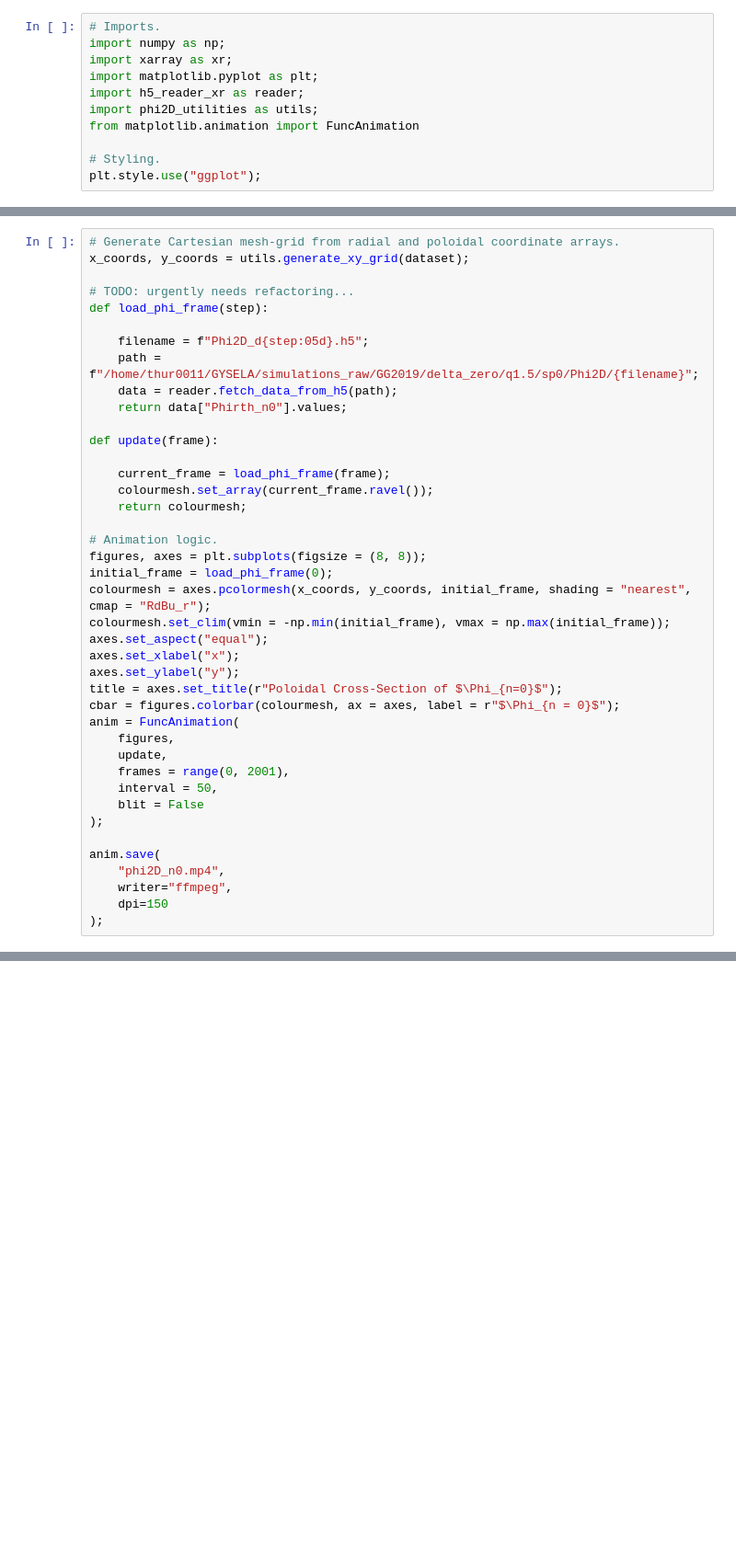
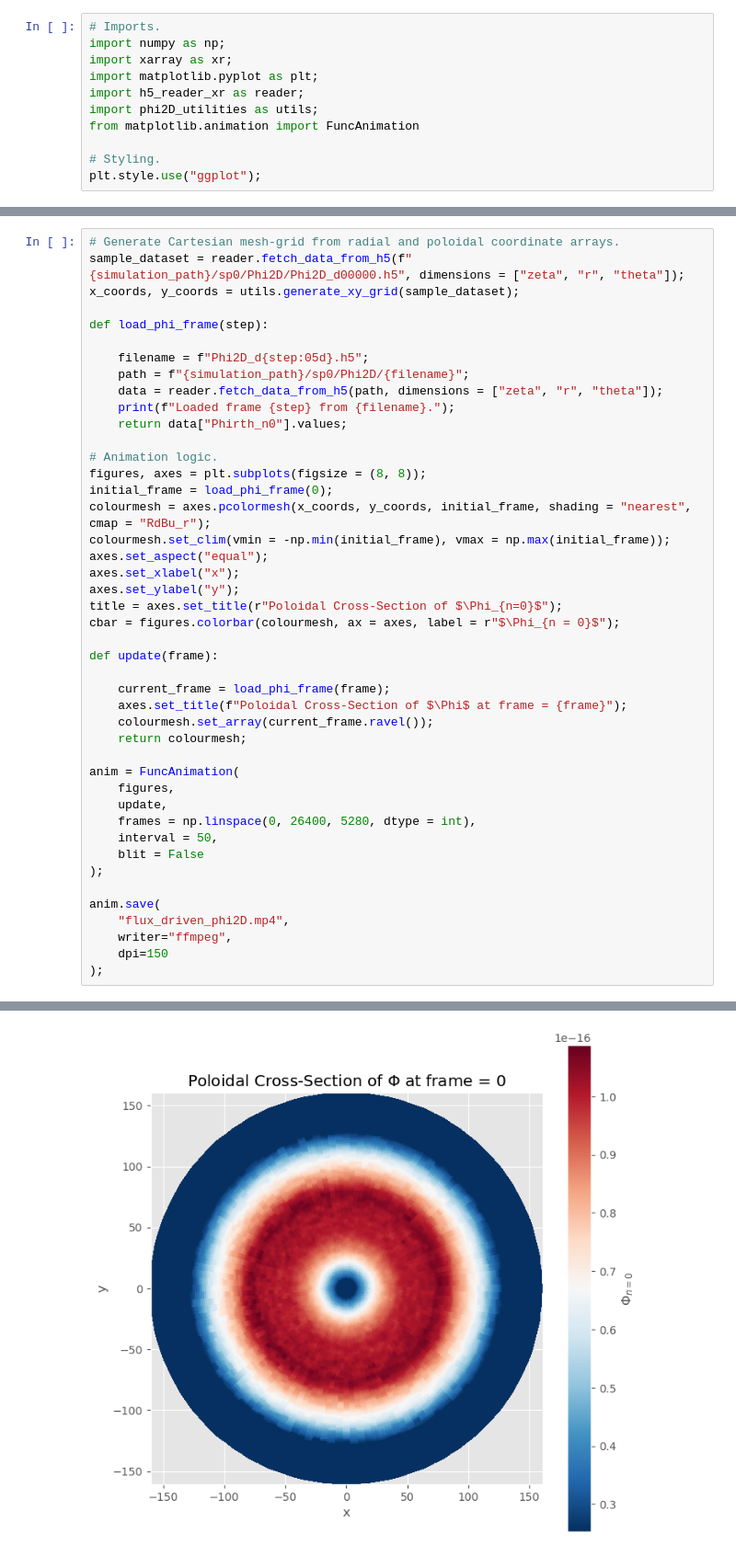
Before and after one commit to seferoni/GYSELA_utils, a Jupyter notebook: post-processing/scripts/exploratory_notebooks/phixy_mn0_animation.ipynb, the cells around one changed output, grey strips where cells are left out. Shown at 92% size. Drawn from its saved outputs; the diff is of its cells as text; blank space fills up the shorter version.

```diff
--- a/post-processing/scripts/exploratory_notebooks/phixy_mn0_animation.ipynb
+++ b/post-processing/scripts/exploratory_notebooks/phixy_mn0_animation.ipynb
@@ -15,20 +15,15 @@ dataset = reader.fetch_data_from_h5("/home/thur0011/GYSELA/simulations_raw/GG201
 # %%
 # Generate Cartesian mesh-grid from radial and poloidal coordinate arrays.
-x_coords, y_coords = utils.generate_xy_grid(dataset);
+sample_dataset = reader.fetch_data_from_h5(f"{simulation_path}/sp0/Phi2D/Phi2D_d00000.h5", dimensions = ["zeta", "r", "theta"]);
+x_coords, y_coords = utils.generate_xy_grid(sample_dataset);
 
-# TODO: urgently needs refactoring...
 def load_phi_frame(step):
 
 	filename = f"Phi2D_d{step:05d}.h5";
-	path = f"/home/thur0011/GYSELA/simulations_raw/GG2019/delta_zero/q1.5/sp0/Phi2D/{filename}";
-	data = reader.fetch_data_from_h5(path);
+	path = f"{simulation_path}/sp0/Phi2D/{filename}";
+	data = reader.fetch_data_from_h5(path, dimensions = ["zeta", "r", "theta"]);
+	print(f"Loaded frame {step} from {filename}.");
 	return data["Phirth_n0"].values;
-
-def update(frame):
-
-	current_frame = load_phi_frame(frame);
-	colourmesh.set_array(current_frame.ravel());
-	return colourmesh;
 
 # Animation logic.
 figures, axes = plt.subplots(figsize = (8, 8));
@@ -40,16 +35,24 @@ axes.set_xlabel("x");
 axes.set_ylabel("y");
 title = axes.set_title(r"Poloidal Cross-Section of $\Phi_{n=0}$");
 cbar = figures.colorbar(colourmesh, ax = axes, label = r"$\Phi_{n = 0}$");
+
+def update(frame):
+
+	current_frame = load_phi_frame(frame);
+	axes.set_title(f"Poloidal Cross-Section of $\Phi$ at frame = {frame}");
+	colourmesh.set_array(current_frame.ravel());
+	return colourmesh;
+
 anim = FuncAnimation(
 	figures,
 	update,
-	frames = range(0, 2001),
+	frames = np.linspace(0, 26400, 5280, dtype = int),
 	interval = 50,
 	blit = False
 );
 
 anim.save(
-	"phi2D_n0.mp4",
+	"flux_driven_phi2D.mp4",
 	writer="ffmpeg",
 	dpi=150
 );
@@ -58,0 +77 @@ anim.save(
+[figure, added]
```
Also changed, not shown: parts of 2 cells of this notebook, 4 other files.
